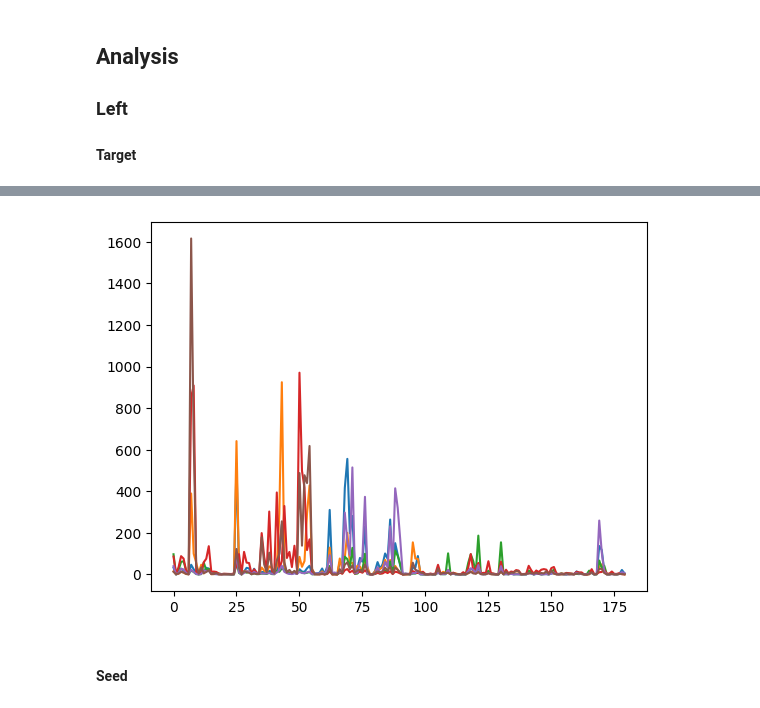
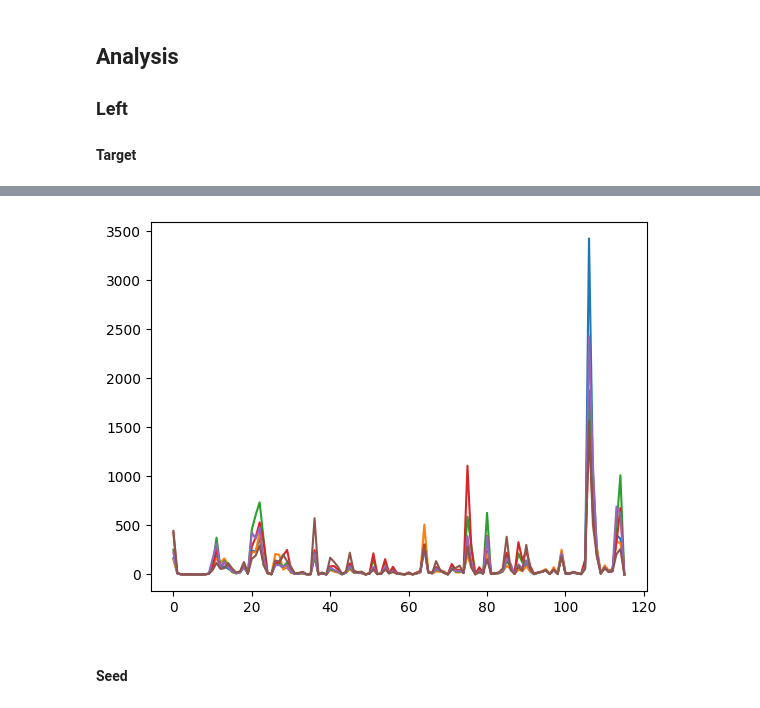
Before and after one commit to khanlab/subcorticalparc-smk, a Jupyter notebook: notebook/diffparc_viz.ipynb, the cells around one changed output, grey strips where cells are left out. Cells and saved outputs as stored; diff of their text form; code cells hidden in the pictures.

```diff
--- a/notebook/diffparc_viz.ipynb
+++ b/notebook/diffparc_viz.ipynb
@@ -35,0 +40,7 @@ rh_mmp = nilearn.surface.load_surf_data("../resources/rh.HCPMMP1.annot")
+# %%
+#load cortical dseg data
+cortical_dseg = nib.load('../subcorticalparc_smk/results/diffparc/sub-exvivo/sub-exvivo_space-individual_res-dwi_label-paxinos_dseg.nii.gz')
+
+cortical_dseg_vol = cortical_dseg.get_fdata()
+cortical_dseg_flat = cortical_dseg_vol.flatten()
+cortical_dseg_flat.shape
@@ -39,7 +52,7 @@ rh_mmp = nilearn.surface.load_surf_data("../resources/rh.HCPMMP1.annot")
 ### Left
 #### Target
 # %%
-data_L = np.load(f"../results/diffparc/tpl-MNI152NLin6Asym/tpl-MNI152NLin6Asym_hemi-L_label-ZIR_desc-concat_from-group_connMap.npz");
+data_L = np.load(f"../subcorticalparc_smk/results/diffparc/tpl-MNI152NLin6Asym/tpl-MNI152NLin6Asym_hemi-L_label-ZIR_desc-concat_from-group_connMap.npz");
 
 conn_group_L = data_L['conn_group']
 mask_L = data_L['mask']
@@ -78,18 +107,36 @@ shape conn_concat: (1661, 31140)
 # %%
 # Get features for each label and average over voxwels
+
+
+df_paxinos = pd.read_csv('../subcorticalparc_smk/resources/label-paxinos_dseg.tsv',sep='\t')
+paxinos_lut = df_paxinos.label_num.to_numpy()
+paxinos_lut
+
+cortconn_flat = np.zeros(cortical_dseg_flat.shape)
+
+
 for kidx in range(k):
     centroids_L[kidx][:] = np.mean(conn_avg_L[clustering_L.labels_ == kidx][:], axis=0)
 
     # Plot for centroid
     plt.plot(centroids_L[kidx])
 
+    for i,conn in enumerate(centroids_L[kidx][:]):
+        cortconn_flat[cortical_dseg_flat == paxinos_lut[i-1] ] = np.log(conn)
+
+    cortconn_vol = cortconn_flat.reshape(cortical_dseg_vol.shape)
+
+    cortconn_vol.shape
+    cortconn_nib = nib.Nifti1Image(cortconn_vol,header=cortical_dseg.header,affine=cortical_dseg.affine)
+    cortconn_nib.to_filename(f'sub-exvivo_clus-{kidx}_k-{k}_desc-log10_centroid.nii.gz')
+
 # use lh_mmp to map to the maximal region from each centroid
-target_labels_L = np.argmax(centroids_L, 0) + 1
+#target_labels_L = np.argmax(centroids_L, 0) + 1
 
 #lh_mmp indices are from 1 to 180 (0 is bgnd), so:
-centroid_cortex_L = target_labels_L[lh_mmp-1]
-centroid_cortex_L[np.argwhere(lh_mmp == 0)] = 0
+#centroid_cortex_L = target_labels_L[lh_mmp-1]
+#centroid_cortex_L[np.argwhere(lh_mmp == 0)] = 0
 # %% [output]
-[figure, old version]
+[figure, new version]
 # %%
 # Download fsaverage surface
```
Also changed, not shown: parts of 7 cells of this notebook, 7 other files.
